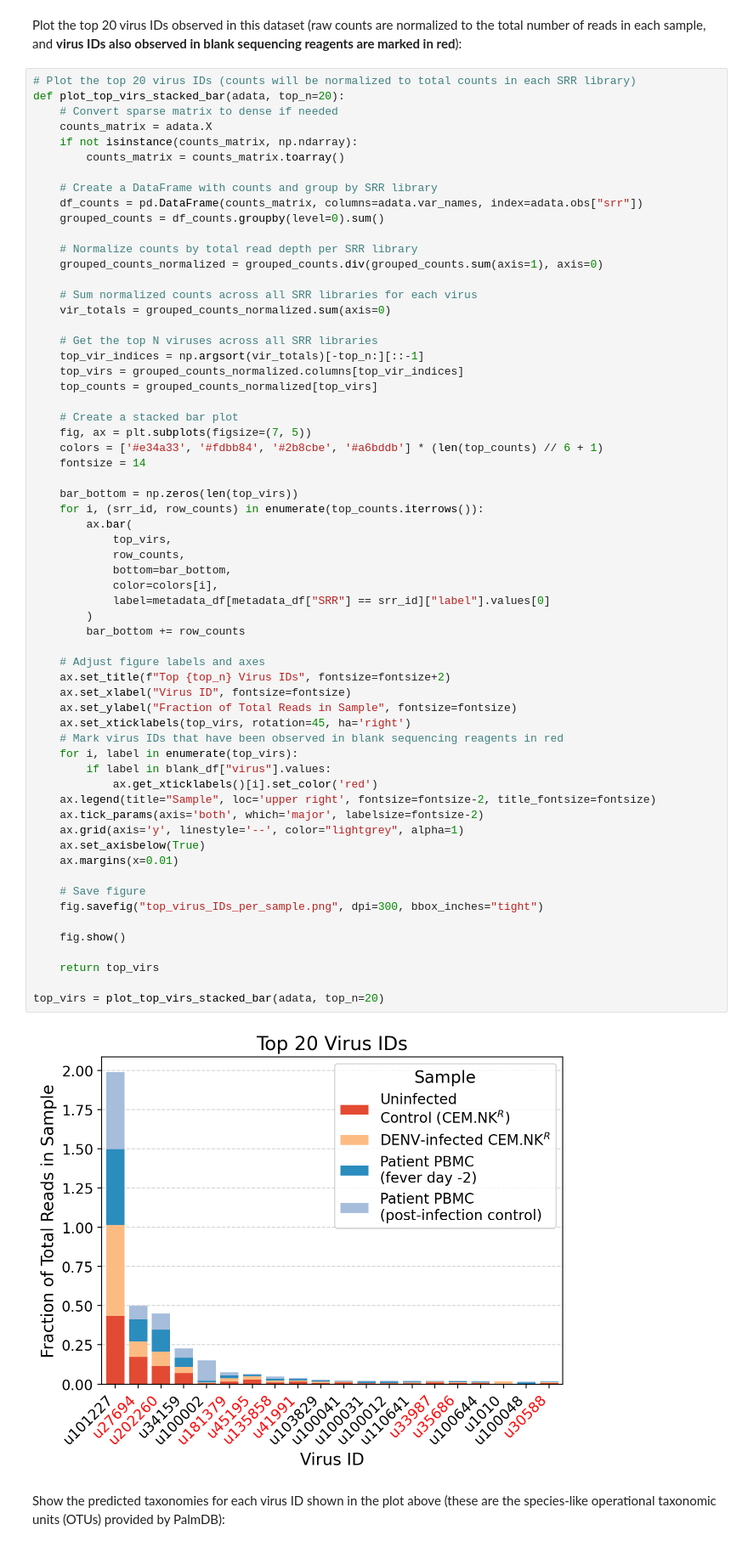
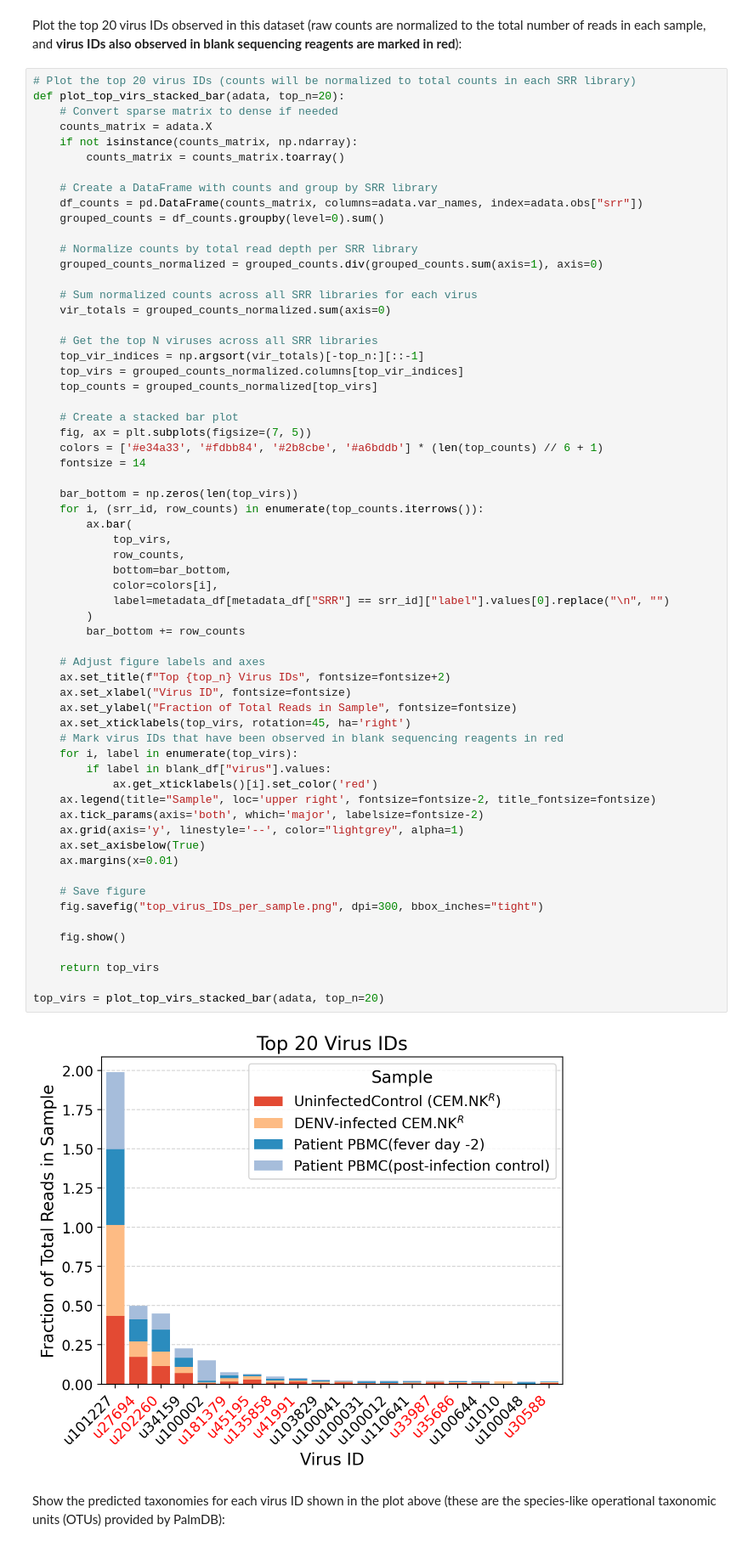
Before and after one commit to pachterlab/kb_docs, a Jupyter notebook: docs/source/translated/notebooks/virus_detection_sc.ipynb, the cells around one changed output. Shown at 85% size. Drawn from its saved outputs; the diff is of its cells as text.

```diff
--- a/docs/source/translated/notebooks/virus_detection_sc.ipynb
+++ b/docs/source/translated/notebooks/virus_detection_sc.ipynb
@@ -553,35 +553,35 @@ def plot_top_virs_stacked_bar(adata, top_n=20):
             row_counts,
             bottom=bar_bottom,
             color=colors[i],
-            label=metadata_df[metadata_df["SRR"] == srr_id]["label"].values[0]
+            label=metadata_df[metadata_df["SRR"] == srr_id]["label"].values[0].replace("\n", "")
         )
         bar_bottom += row_counts
 
     # Adjust figure labels and axes
     ax.set_title(f"Top {top_n} Virus IDs", fontsize=fontsize+2)
     ax.set_xlabel("Virus ID", fontsize=fontsize)
     ax.set_ylabel("Fraction of Total Reads in Sample", fontsize=fontsize)
     ax.set_xticklabels(top_virs, rotation=45, ha='right')
     # Mark virus IDs that have been observed in blank sequencing reagents in red
     for i, label in enumerate(top_virs):
         if label in blank_df["virus"].values:
             ax.get_xticklabels()[i].set_color('red')
     ax.legend(title="Sample", loc='upper right', fontsize=fontsize-2, title_fontsize=fontsize)
     ax.tick_params(axis='both', which='major', labelsize=fontsize-2)
     ax.grid(axis='y', linestyle='--', color="lightgrey", alpha=1)
     ax.set_axisbelow(True)
     ax.margins(x=0.01)
 
     # Save figure
     fig.savefig("top_virus_IDs_per_sample.png", dpi=300, bbox_inches="tight")
 
     fig.show()
 
     return top_virs
 
 top_virs = plot_top_virs_stacked_bar(adata, top_n=20)
 # %% [output]
-[figure, old version]
+[figure, new version]
 # %% [markdown]
 Show the predicted taxonomies for each virus ID shown in the plot above (these are the species-like operational taxonomic units (OTUs) provided by PalmDB):
 # %%
```
